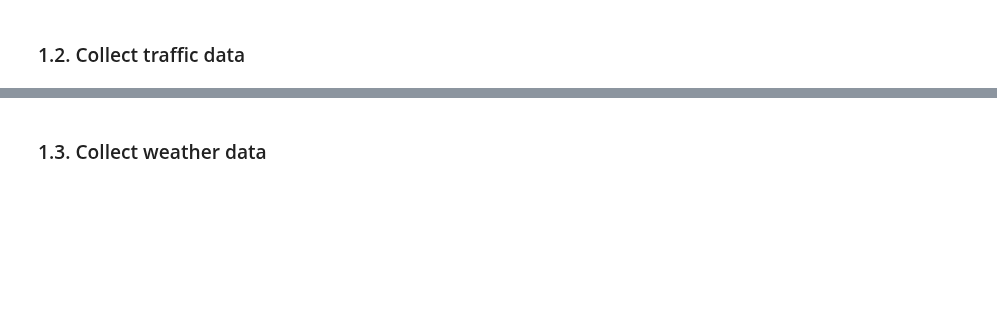
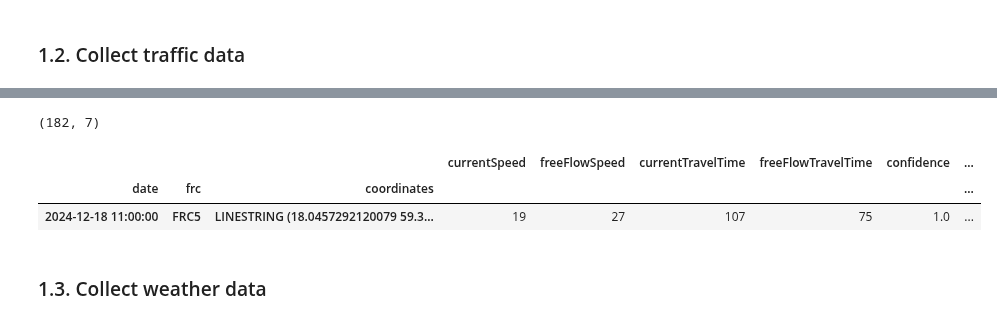
Before and after one commit to IST199655/Project-ID2223_TrafficApp, a Jupyter notebook: notebooks/Startup.ipynb, the cells around one changed output, grey strips where cells are left out. Saved outputs shown, nothing was run; the diff lists cells and outputs as text; code cells hidden in the pictures; blank space fills up the shorter version.

```diff
--- a/notebooks/Startup.ipynb
+++ b/notebooks/Startup.ipynb
@@ -64,25 +100,31 @@ plot_traffic_map(traffic_map2, name = 'figures/traffic_map2.png')
 # %%
 from shapely.geometry import LineString
 import datetime
 
 traffic_df = pd.DataFrame(traffic_map2)
 traffic_df['coordinates'] = traffic_df['coordinates'].apply(lambda x: LineString([(point['longitude'], point['latitude']) for point in x['coordinate']]))
 traffic_df = traffic_df.drop_duplicates()
 
 traffic_df['relativeSpeed'] = traffic_df.apply(lambda x: x['currentSpeed'] - x['freeFlowSpeed'], axis = 1)
 
 today = datetime.datetime.now()
+today = today.replace(second=0, microsecond=0, minute=0, hour=today.hour) + datetime.timedelta(hours=today.minute//30)
 dates = [today for i in range(traffic_df.shape[0])]
 multi_index = pd.MultiIndex.from_arrays(
     [dates,traffic_df['frc'], traffic_df['coordinates']],  # Pass as a list of arrays
     names=['date','frc', 'coordinates']  # Assign level names
 )
 traffic_df.index = multi_index
 
 traffic_df = traffic_df.drop(columns = ['@version','frc', 'coordinates'])
 
 print(traffic_df.shape)
 traffic_df.head(1)
+# %% [output]
+(182, 7)
+|  |  |  | currentSpeed | freeFlowSpeed | currentTravelTime | freeFlowTravelTime | confidence | ... |
+| date | frc | coordinates |  |  |  |  |  | ... |
+| 2024-12-18 11:00:00 | FRC5 | LINESTRING (18.0457292120079 59.3... | 19 | 27 | 107 | 75 | 1.0 | ... |
 # %% [markdown]
 ### 1.3. Collect weather data
 # %%
```
Also changed, not shown: parts of 7 cells of this notebook, 5 other files.
